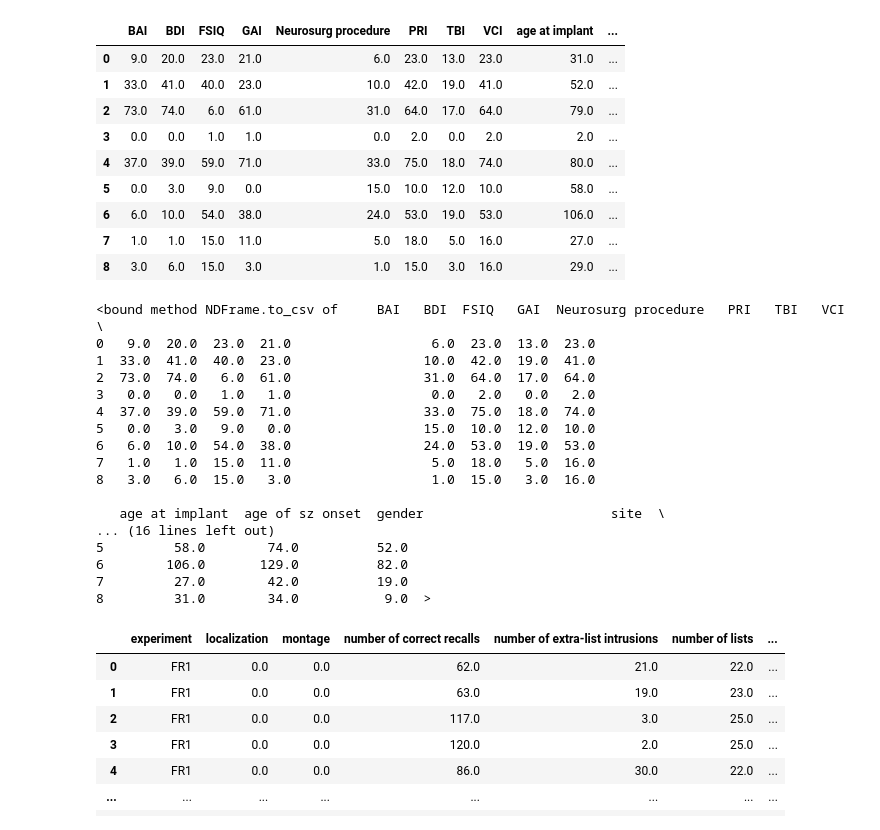
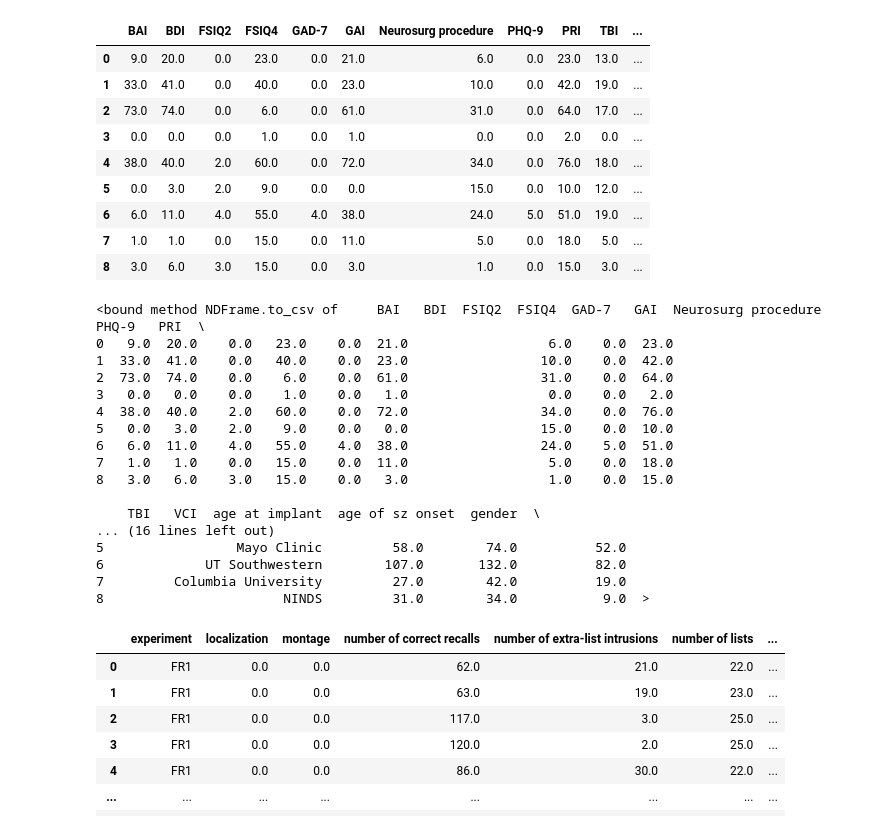
Before and after one commit to NoaHerz/Mental_health, a Jupyter notebook: MH_Master.ipynb, the cells around one changed output. Cells and saved outputs as stored; diff of their text form; code cells hidden in the pictures.

```diff
--- a/MH_Master.ipynb
+++ b/MH_Master.ipynb
@@ -13,7 +13,7 @@ BDI_high = 16
 BDI_low = 10
 
 sel_sub = pd.DataFrame([])
-master = pd.read_excel(r'./All_neuropsych.xlsx',engine="openpyxl") #read master spreadsheet of all RAM subjects demo/neuropsych data
+master = pd.read_excel(r'./220222_all_neuropsych.xlsx',engine="openpyxl") #read master spreadsheet of all RAM subjects demo/neuropsych data
 
 sub_mat=list(np.zeros(len(master))*np.nan)
 df = get_data_index('r1')
@@ -26,3 +26,5 @@ for sub in df['subject'].unique():
             sub_mat[i]=sub
 # df_select[0:50]
 master['subject']=sub_mat
+
+len(master)
@@ -29,60 +85,65 @@ master['subject']=sub_mat
 # %%
 pd.set_option('display.max_columns', None)
 site_stats = pd.DataFrame([])
+tot = 0
 
 for site in master['Study site'].unique():
     site_df = master[master['Study site']==site]
     tested = site_df.dropna(subset=['subject'])
+    tot = tot + len(tested)
     site_stats=site_stats.append({
         'site':site,
         'total subs':len(site_df),
         'subs tested':len(tested),
         'gender':tested['Gender'].count(),
         'years of edu':tested['Years of Education'].count(),
         'age of sz onset':tested['Age of seizure onset'].count(),
         'age at implant':tested['Age at Implant (calculated)'].count(),
         'TBI':tested['Traumatic Brain Injury (TBI) Notes'].count(),
         'BAI':tested['BAI'].count(),
         'BDI':tested['BDI'].count(),
-        'FSIQ':tested['FSIQ'].count(),
+        'PHQ-9':tested['PHQ-9'].count(),
+        'GAD-7':tested['GAD-7'].count(),
+        'FSIQ4':tested['FSIQ'].count(),
         'GAI':tested['GAI'].count(),
         'VCI':tested['VCI'].count(),
         'PRI':tested['PRI'].count(),
+        'FSIQ2':tested['FSIQ (Four Subtest)'].count(),
         'Neurosurg procedure':tested['Prior Neurosurgical Procedures (can select more than one)'].count()
     }, ignore_index=True)
 
 site_stats
 # %% [output]
-|  | BAI | BDI | FSIQ | GAI | Neurosurg procedure | PRI | TBI | VCI | age at implant | ... |
-| 0 | 9.0 | 20.0 | 23.0 | 21.0 | 6.0 | 23.0 | 13.0 | 23.0 | 31.0 | ... |
-| 1 | 33.0 | 41.0 | 40.0 | 23.0 | 10.0 | 42.0 | 19.0 | 41.0 | 52.0 | ... |
-| 2 | 73.0 | 74.0 | 6.0 | 61.0 | 31.0 | 64.0 | 17.0 | 64.0 | 79.0 | ... |
-| 3 | 0.0 | 0.0 | 1.0 | 1.0 | 0.0 | 2.0 | 0.0 | 2.0 | 2.0 | ... |
-| 4 | 37.0 | 39.0 | 59.0 | 71.0 | 33.0 | 75.0 | 18.0 | 74.0 | 80.0 | ... |
-| 5 | 0.0 | 3.0 | 9.0 | 0.0 | 15.0 | 10.0 | 12.0 | 10.0 | 58.0 | ... |
-| 6 | 6.0 | 10.0 | 54.0 | 38.0 | 24.0 | 53.0 | 19.0 | 53.0 | 106.0 | ... |
-| 7 | 1.0 | 1.0 | 15.0 | 11.0 | 5.0 | 18.0 | 5.0 | 16.0 | 27.0 | ... |
-| 8 | 3.0 | 6.0 | 15.0 | 3.0 | 1.0 | 15.0 | 3.0 | 16.0 | 29.0 | ... |
+|  | BAI | BDI | FSIQ2 | FSIQ4 | GAD-7 | GAI | Neurosurg procedure | PHQ-9 | PRI | TBI | ... |
+| 0 | 9.0 | 20.0 | 0.0 | 23.0 | 0.0 | 21.0 | 6.0 | 0.0 | 23.0 | 13.0 | ... |
+| 1 | 33.0 | 41.0 | 0.0 | 40.0 | 0.0 | 23.0 | 10.0 | 0.0 | 42.0 | 19.0 | ... |
+| 2 | 73.0 | 74.0 | 0.0 | 6.0 | 0.0 | 61.0 | 31.0 | 0.0 | 64.0 | 17.0 | ... |
+| 3 | 0.0 | 0.0 | 0.0 | 1.0 | 0.0 | 1.0 | 0.0 | 0.0 | 2.0 | 0.0 | ... |
+| 4 | 38.0 | 40.0 | 2.0 | 60.0 | 0.0 | 72.0 | 34.0 | 0.0 | 76.0 | 18.0 | ... |
+| 5 | 0.0 | 3.0 | 2.0 | 9.0 | 0.0 | 0.0 | 15.0 | 0.0 | 10.0 | 12.0 | ... |
+| 6 | 6.0 | 11.0 | 4.0 | 55.0 | 4.0 | 38.0 | 24.0 | 5.0 | 51.0 | 19.0 | ... |
+| 7 | 1.0 | 1.0 | 0.0 | 15.0 | 0.0 | 11.0 | 5.0 | 0.0 | 18.0 | 5.0 | ... |
+| 8 | 3.0 | 6.0 | 3.0 | 15.0 | 0.0 | 3.0 | 1.0 | 0.0 | 15.0 | 3.0 | ... |
 # %%
 site_stats.to_csv
 # %% [output]
-<bound method NDFrame.to_csv of     BAI   BDI  FSIQ   GAI  Neurosurg procedure   PRI   TBI   VCI  \
-0   9.0  20.0  23.0  21.0                  6.0  23.0  13.0  23.0
-1  33.0  41.0  40.0  23.0                 10.0  42.0  19.0  41.0
-2  73.0  74.0   6.0  61.0                 31.0  64.0  17.0  64.0
-3   0.0   0.0   1.0   1.0                  0.0   2.0   0.0   2.0
-4  37.0  39.0  59.0  71.0                 33.0  75.0  18.0  74.0
-5   0.0   3.0   9.0   0.0                 15.0  10.0  12.0  10.0
-6   6.0  10.0  54.0  38.0                 24.0  53.0  19.0  53.0
-7   1.0   1.0  15.0  11.0                  5.0  18.0   5.0  16.0
-8   3.0   6.0  15.0   3.0                  1.0  15.0   3.0  16.0
+<bound method NDFrame.to_csv of     BAI   BDI  FSIQ2  FSIQ4  GAD-7   GAI  Neurosurg procedure  PHQ-9   PRI  \
+0   9.0  20.0    0.0   23.0    0.0  21.0                  6.0    0.0  23.0
+1  33.0  41.0    0.0   40.0    0.0  23.0                 10.0    0.0  42.0
+2  73.0  74.0    0.0    6.0    0.0  61.0                 31.0    0.0  64.0
+3   0.0   0.0    0.0    1.0    0.0   1.0                  0.0    0.0   2.0
+4  38.0  40.0    2.0   60.0    0.0  72.0                 34.0    0.0  76.0
+5   0.0   3.0    2.0    9.0    0.0   0.0                 15.0    0.0  10.0
+6   6.0  11.0    4.0   55.0    4.0  38.0                 24.0    5.0  51.0
+7   1.0   1.0    0.0   15.0    0.0  11.0                  5.0    0.0  18.0
+8   3.0   6.0    3.0   15.0    0.0   3.0                  1.0    0.0  15.0
 
-   age at implant  age of sz onset  gender                        site  \
+    TBI   VCI  age at implant  age of sz onset  gender  \
 ... (16 lines left out)
-5         58.0        74.0          52.0
-6        106.0       129.0          82.0
-7         27.0        42.0          19.0
-8         31.0        34.0           9.0  >
+5                 Mayo Clinic         58.0        74.0          52.0
+6             UT Southwestern        107.0       132.0          82.0
+7         Columbia University         27.0        42.0          19.0
+8                       NINDS         31.0        34.0           9.0  >
 # %%
 trial_df = pd.DataFrame([])
 list_df = pd.DataFrame([])
```
Also changed, not shown: parts of 7 cells of this notebook.
